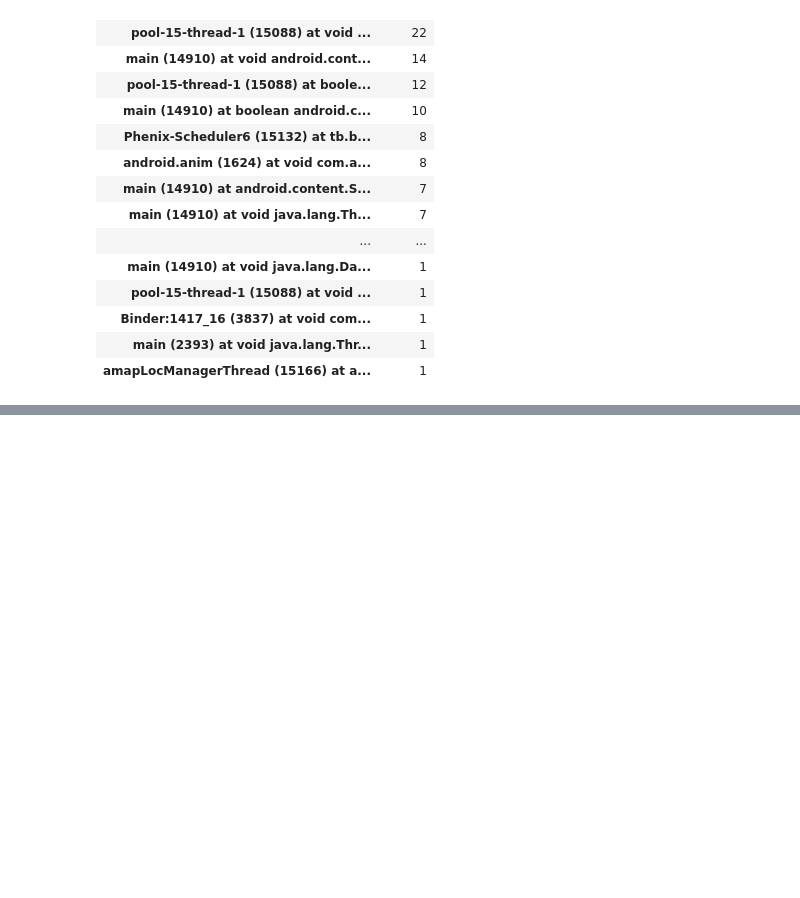
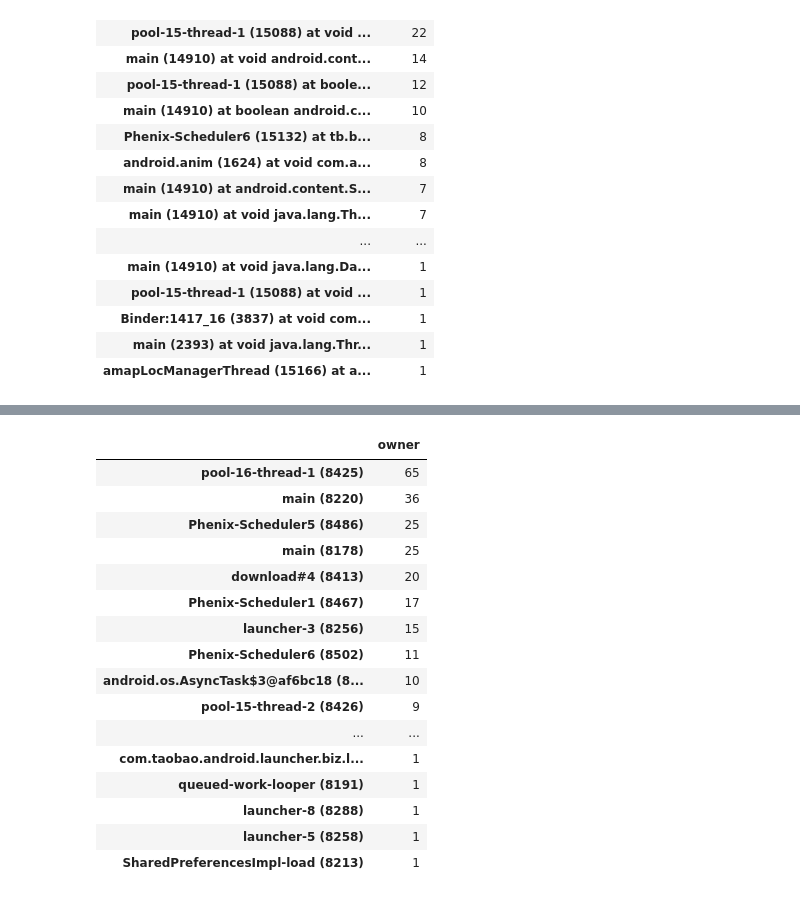
Before and after one commit to Binse-Park/SystraceParser, a Jupyter notebook: systrace_parser.ipynb, the cells around one changed output, grey strips where cells are left out. Saved outputs shown, nothing was run; the diff lists cells and outputs as text; code cells hidden in the pictures; blank space fills up the shorter version.

```diff
--- a/systrace_parser.ipynb
+++ b/systrace_parser.ipynb
@@ -765,3 +765,23 @@ DrawLockContention(group2)
 | 35 | void java.lang.Object.wait(long, ... | monitor contention with owner mai... | 0.029 | NaN | main (8178) | 8201 | 372.327895 | B |
 | 227 | android.os.Message android.os.Mes... | monitor contention with owner poo... | 0.029 | O | pool-16-thread-1 (8425) | 8363 | 376.666281 | B |
 | 9 | void java.lang.Object.wait(long, ... | monitor contention with owner mai... | 0.029 | NaN | main (8178) | 8197 | 372.299175 | B |
+# %%
+DrawLockContention(group2, 'owner')
+# %% [output]
+|  | owner |
+| pool-16-thread-1 (8425) | 65 |
+| main (8220) | 36 |
+| Phenix-Scheduler5 (8486) | 25 |
+| main (8178) | 25 |
+| download#4 (8413) | 20 |
+| Phenix-Scheduler1 (8467) | 17 |
+| launcher-3 (8256) | 15 |
+| Phenix-Scheduler6 (8502) | 11 |
+| android.os.AsyncTask$3@af6bc18 (8... | 10 |
+| pool-15-thread-2 (8426) | 9 |
+| ... | ... |
+| com.taobao.android.launcher.biz.l... | 1 |
+| queued-work-looper (8191) | 1 |
+| launcher-8 (8288) | 1 |
+| launcher-5 (8258) | 1 |
+| SharedPreferencesImpl-load (8213) | 1 |
```
